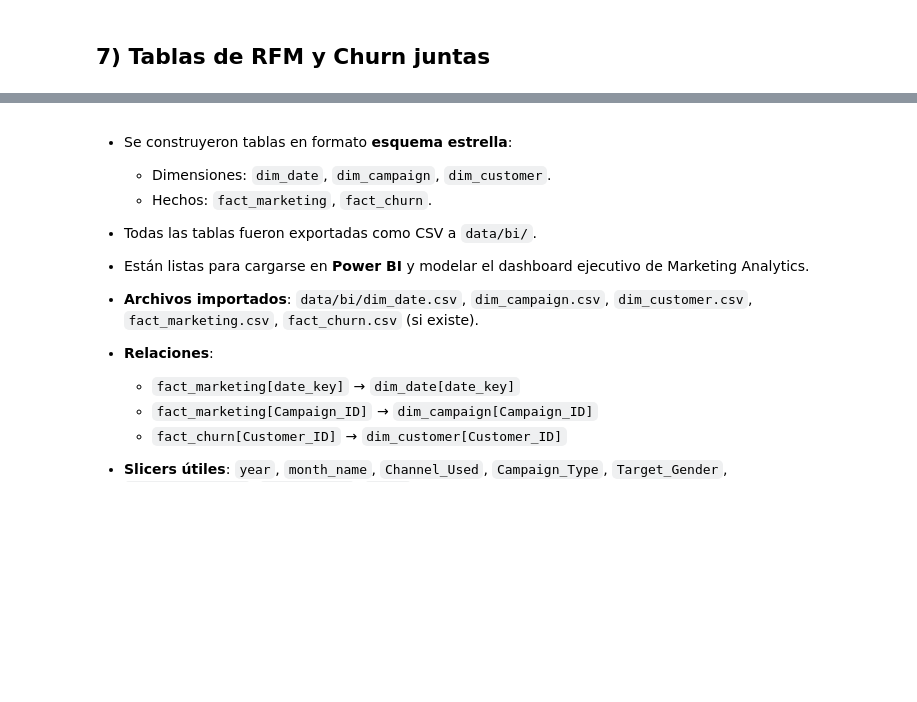
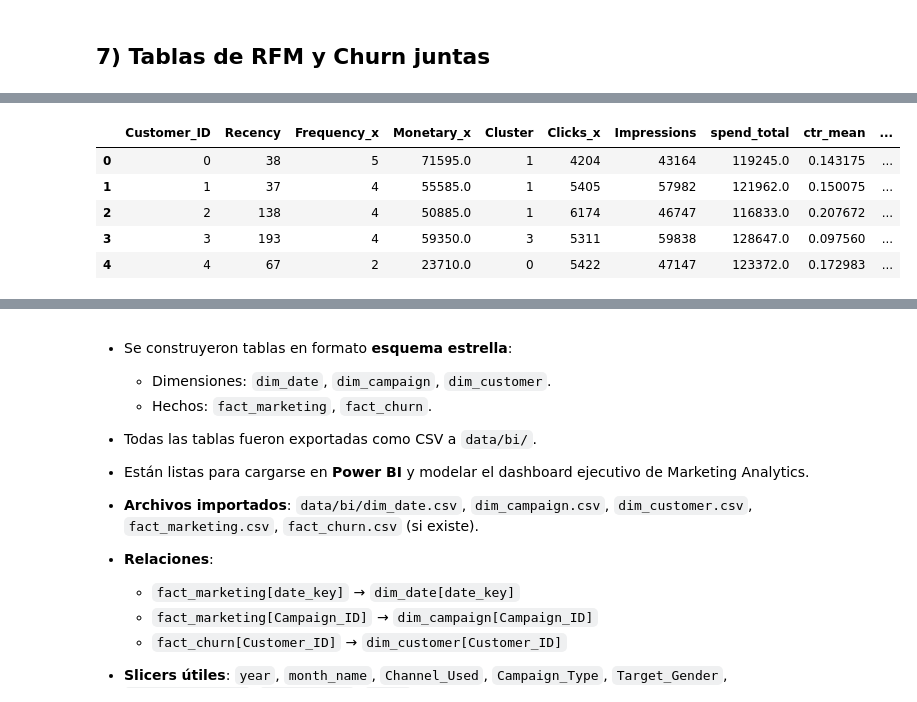
Before and after one commit to meliluc/marketing-analytics-customer-insights-project, a Jupyter notebook: 04_BI_Prep.ipynb, the cells around one changed output, grey strips where cells are left out. Drawn from its saved outputs; the diff is of its cells as text; code cells hidden in the pictures; blank space fills up the shorter version.

```diff
--- a/04_BI_Prep.ipynb
+++ b/04_BI_Prep.ipynb
@@ -301,0 +311,85 @@ print("✅ dim_customer_final.csv ha sido creado.")
+# %%
+# Uniremos datos de RFM y de abandono en una sola tabla para BI
+from pathlib import Path
+import numpy as np
+import pandas as pd
+
+# Asegurar Customer_ID y Clicks en df
+def generate_customer_ids_rng(n_rows, lam=4, max_freq=20, seed=2024):
+    rng = np.random.default_rng(seed)
+    n_customers = max(1, int(round(n_rows / lam)))
+    freq = rng.poisson(lam, size=n_customers).clip(1, max_freq)
+    diff = n_rows - int(freq.sum())
+    if diff > 0:
+        idx = rng.integers(0, n_customers, size=diff)
+        np.add.at(freq, idx, 1)
+    elif diff < 0:
+        reducibles = np.where(freq > 1)[0]
+        idx = rng.choice(reducibles, size=-diff, replace=True)
+        np.add.at(freq, idx, -1)
+    ids = np.repeat(np.arange(n_customers), freq)
+    rng.shuffle(ids)
+    return ids
+
+if "Customer_ID" not in df.columns:
+    df = df.copy()
+    df["Customer_ID"] = generate_customer_ids_rng(len(df), lam=4, max_freq=20, seed=2024)
+
+# Detectar columna de clicks y normalizar el nombre a 'Clicks'
+click_candidates = {c for c in df.columns if c.strip().lower() in {"clicks","click","total_clicks"}}
+if click_candidates:
+    click_col = list(click_candidates)[0]
+    if click_col != "Clicks":
+        df = df.rename(columns={click_col: "Clicks"})
+else:
+
+  # Si no existe ninguna, creamos Clicks=0 para no romper
+    df["Clicks"] = 0
+
+
+# Unimos RFM y Churn (a nivel cliente) y aseguramos nombres esperados
+if "rfm_cluster" in rfm_df.columns and "Cluster" not in rfm_df.columns:
+    rfm_df = rfm_df.rename(columns={"rfm_cluster": "Cluster"})
+customer_data = rfm_df.merge(churn_df, on="Customer_ID", how="inner")
+
+# Calcular EngagementProxy (Clicks) y unirlo
+engagement_proxy = (
+    df.groupby("Customer_ID", as_index=False)["Clicks"].sum()
+)
+customer_data = customer_data.merge(engagement_proxy, on="Customer_ID", how="left")
+if "Clicks" not in customer_data.columns:
+    customer_data["Clicks"] = 0
+customer_data["Clicks"] = customer_data["Clicks"].fillna(0)
+
+# Normalizar EngagementProxy_norm_inv (con protección por rango 0)
+min_clicks = float(customer_data["Clicks"].min())
+max_clicks = float(customer_data["Clicks"].max())
+den_clicks = max_clicks - min_clicks
+if den_clicks == 0:
+    customer_data["EngagementProxy_norm_inv"] = 0.5  # todos iguales
+else:
+    customer_data["EngagementProxy_norm_inv"] = 1 - (customer_data["Clicks"] - min_clicks) / den_clicks
+
+# Normalizar Recency (con protección por rango 0)
+min_recency = float(customer_data["Recency"].min())
+max_recency = float(customer_data["Recency"].max())
+den_recency = max_recency - min_recency
+if den_recency == 0:
+    customer_data["Recency_norm"] = 0.5
+else:
+    customer_data["Recency_norm"] = (customer_data["Recency"] - min_recency) / den_recency
+
+# Crear Riesgo de Abandono (umbral simple; ajustable)
+customer_data["Riesgo de Abandono"] = np.where(
+    (customer_data["Recency_norm"] > 0.4) & (customer_data["EngagementProxy_norm_inv"] > 0.4),
+    "Alto",
+    "Bajo"
+)
+
+# Exportar la tabla final
+BI_DIR = Path("/content/drive/MyDrive/marketing-analytics-customer-insights/bi/")
+BI_DIR.mkdir(parents=True, exist_ok=True)
+customer_data.to_csv(BI_DIR / "dim_customer_final.csv", index=False)
+print("✅ dim_customer_final.csv ha sido creado →", BI_DIR / "dim_customer_final.csv")
+customer_data.head()
+# %% [output]
@@ -301,0 +397,6 @@ print("✅ dim_customer_final.csv ha sido creado.")
+|  | Customer_ID | Recency | Frequency_x | Monetary_x | Cluster | Clicks_x | Impressions | spend_total | ctr_mean | ... |
+| 0 | 0 | 38 | 5 | 71595.0 | 1 | 4204 | 43164 | 119245.0 | 0.143175 | ... |
+| 1 | 1 | 37 | 4 | 55585.0 | 1 | 5405 | 57982 | 121962.0 | 0.150075 | ... |
+| 2 | 2 | 138 | 4 | 50885.0 | 1 | 6174 | 46747 | 116833.0 | 0.207672 | ... |
+| 3 | 3 | 193 | 4 | 59350.0 | 3 | 5311 | 59838 | 128647.0 | 0.097560 | ... |
+| 4 | 4 | 67 | 2 | 23710.0 | 0 | 5422 | 47147 | 123372.0 | 0.172983 | ... |
```
Also changed, not shown: parts of 11 cells of this notebook.
